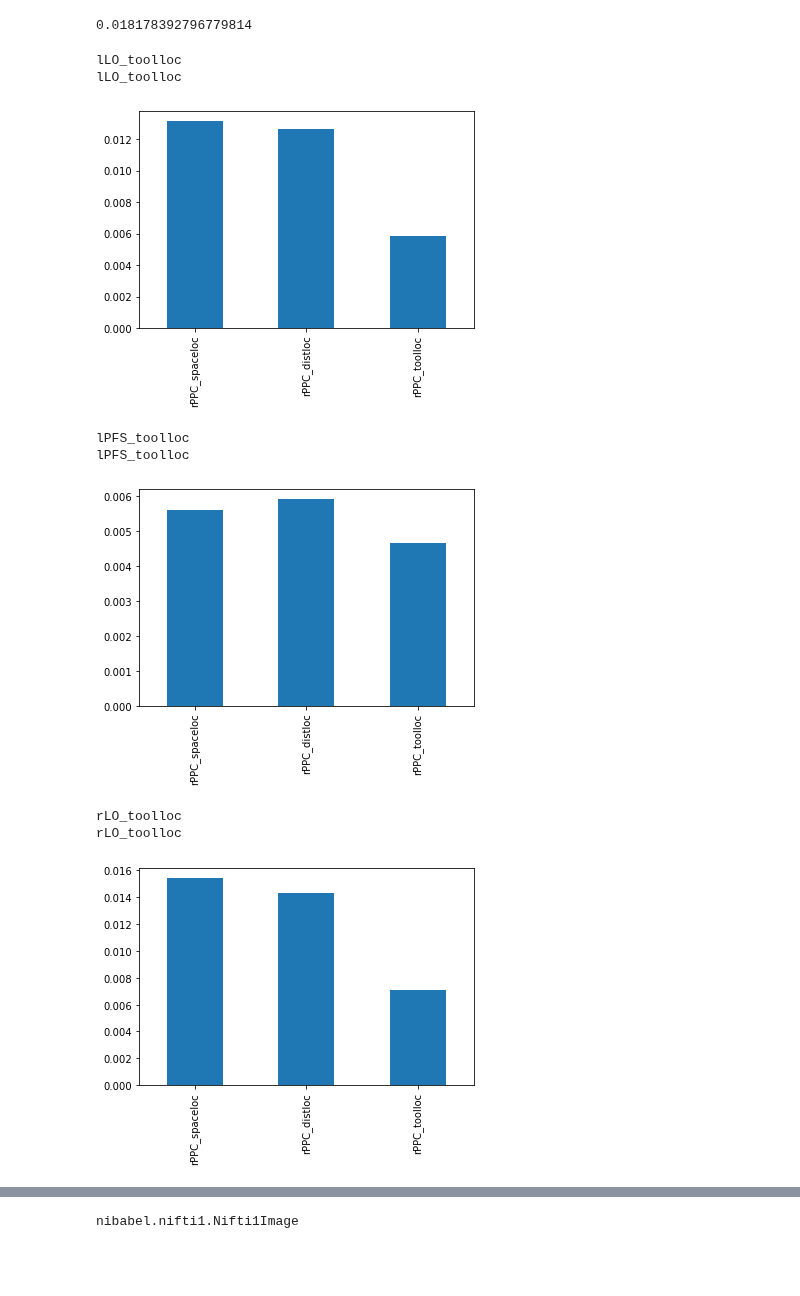
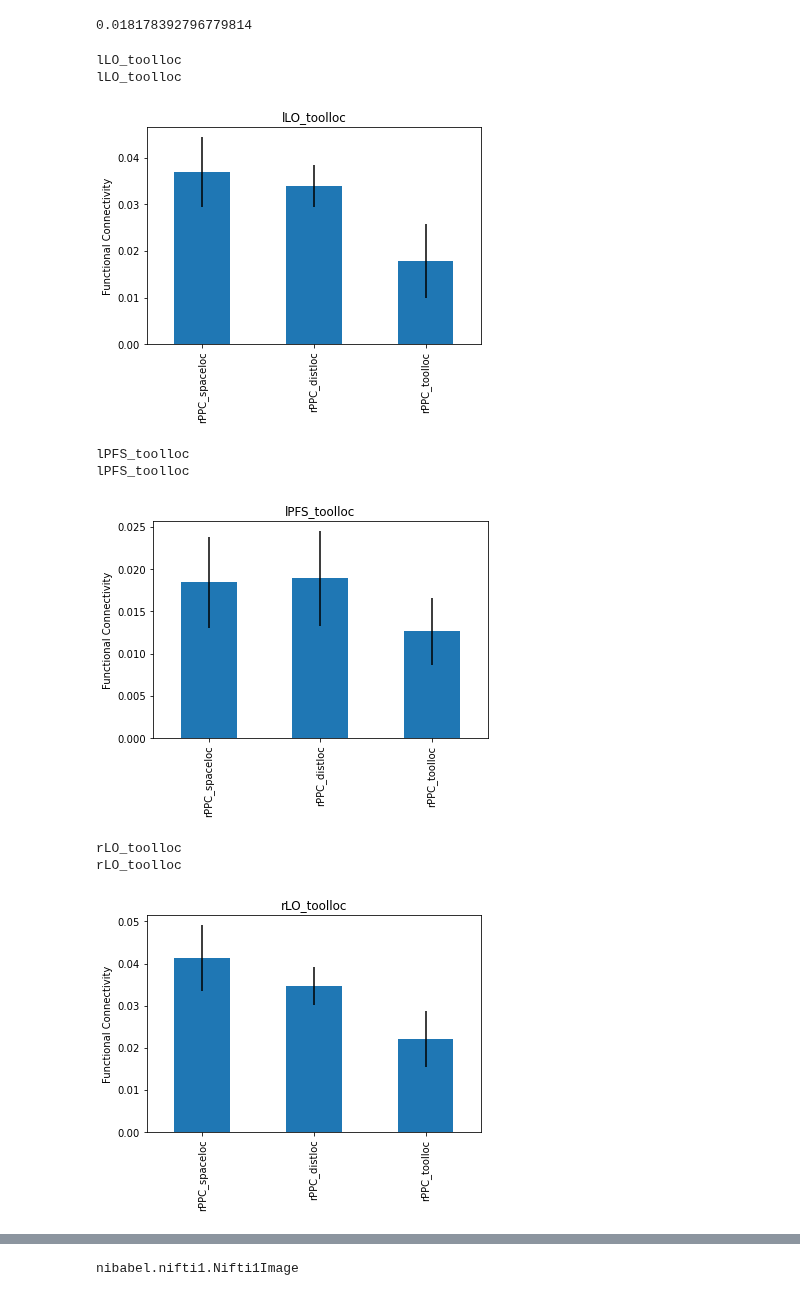
Before and after one commit to vayzenb/docnet, a Jupyter notebook: fmri/spaceloc_fc.ipynb, the cells around one changed output, grey strips where cells are left out. Saved outputs shown, nothing was run; the diff lists cells and outputs as text; code cells hidden in the pictures; blank space fills up the shorter version.

```diff
--- a/fmri/spaceloc_fc.ipynb
+++ b/fmri/spaceloc_fc.ipynb
@@ -59,7 +59,7 @@ for rn1 in range(1,run_num+1):
 run 2nd level model on each first level
 """
 second_level_model = glm.second_level.SecondLevelModel()
-alpha = .1
+alpha = .05
 rois = ['PPC']
 for lr in ['r']:
     for rr in rois:
@@ -79,7 +79,7 @@ for lr in ['r']:
         final_img= second_level_model.fit(ppi_img, design_matrix= design_matrix)
         z_map = final_img.compute_contrast(output_type='z_score')
 
-        thresh_val = glm.threshold_stats_img(z_map,alpha=.001,height_control='fpr', cluster_threshold = 0, two_sided = True)
+        thresh_val = glm.threshold_stats_img(z_map,alpha=alpha,height_control='fdr')
         #thresh_img = image.threshold_img(final_img, thresh_val[1])
 # %%
 thresh_val[1]
@@ -128,7 +130,7 @@ np.std([temp_df['rPPC_spaceloc'], temp_df['rPPC_toolloc']])
 extract avg PPI in LO  and PFS
 """
 ventral_rois = ['LO_toolloc', 'PFS_toolloc']
-rois = ["PPC_spaceloc", "PPC_distloc", "PPC_distloc"]
+rois = ["PPC_spaceloc", "PPC_distloc", "PPC_toolloc"]
 
 #For each ventral ROI
 for lrv in ['l','r']:
@@ -144,7 +146,7 @@ for lrv in ['l','r']:
             roi_dir = f'{sub_dir}/derivatives/rois'
 
             if os.path.exists(f'{roi_dir}/{ventral}_peak.nii.gz'):
-                ventral_mask = image.load_img(f'{roi_dir}/{ventral}.nii.gz')
+                ventral_mask = image.load_img(f'{roi_dir}/{ventral}_peak.nii.gz')
                 ventral_mask = input_data.NiftiMasker(ventral_mask)
 
 
@@ -152,38 +154,39 @@ for lrv in ['l','r']:
                 roi_mean.append(ss)
                 #For each dorsal ROI
                 for lr in ['r']:
                     for rr in rois:
                         roi = f'{lr}{rr}'
                         #if os.path.exists(f'{roi_dir}/{roi}_peak.nii.gz'):
                         ppi_img = image.load_img(f'{out_dir}/sub-{study}{ss}_{roi}_fc.nii.gz')
                         #ppi_img  = image.smooth_img(ppi_img, 6)
                         acts = ventral_mask.fit_transform(ppi_img)
 
 
                         roi_mean.append(acts.mean())
                         #else:
                         #    roi_mean.append(np.nan)
 
                 summary_df = summary_df.append(pd.Series(roi_mean, index = summary_df.columns), ignore_index = True)
         print(ventral)
         summary_df.to_csv(f'{results_dir}/{ventral}_fc.csv', index=False)
-        summary_df.iloc[:, 1:].mean().plot.bar()
+        summary_df.iloc[:, 1:].mean().plot(kind = 'bar', title = ventral, ylabel = 'Functional Connectivity',
+        yerr=[summary_df.iloc[:,1:].sem().to_list(), summary_df.iloc[:,1:].sem().to_list()])
         plt.pause(0.0001)
 
 
 
 
 
 #                    print(ss, roi)
 # %% [output]
 lLO_toolloc
 lLO_toolloc
-[figure, old version]
+[figure, new version]
 lPFS_toolloc
 lPFS_toolloc
-[figure, old version]
+[figure, new version]
 rLO_toolloc
 rLO_toolloc
-[figure, old version]
+[figure, new version]
 rPFS_toolloc
 rPFS_toolloc
```
Also changed, not shown: parts of 3 cells of this notebook, 10 other files.
